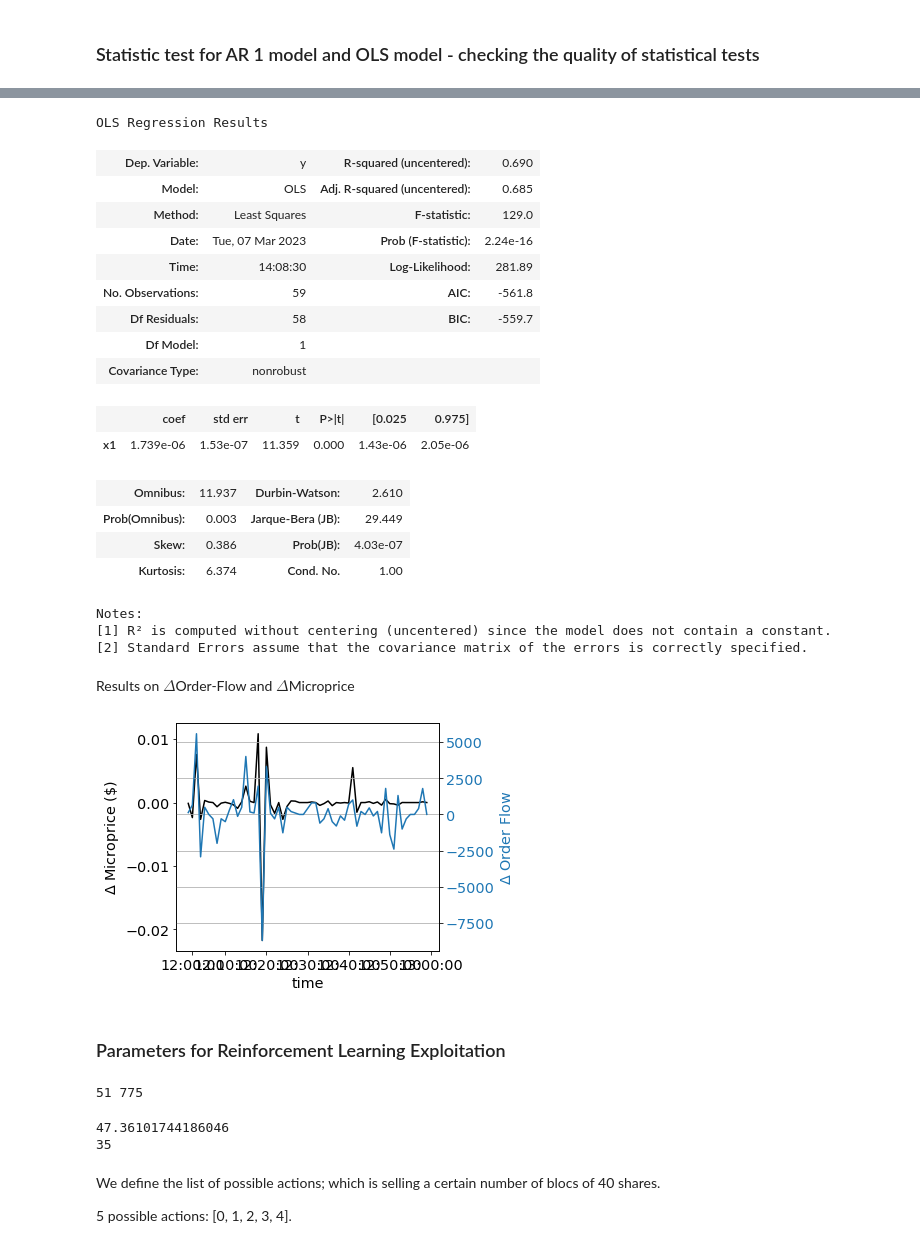
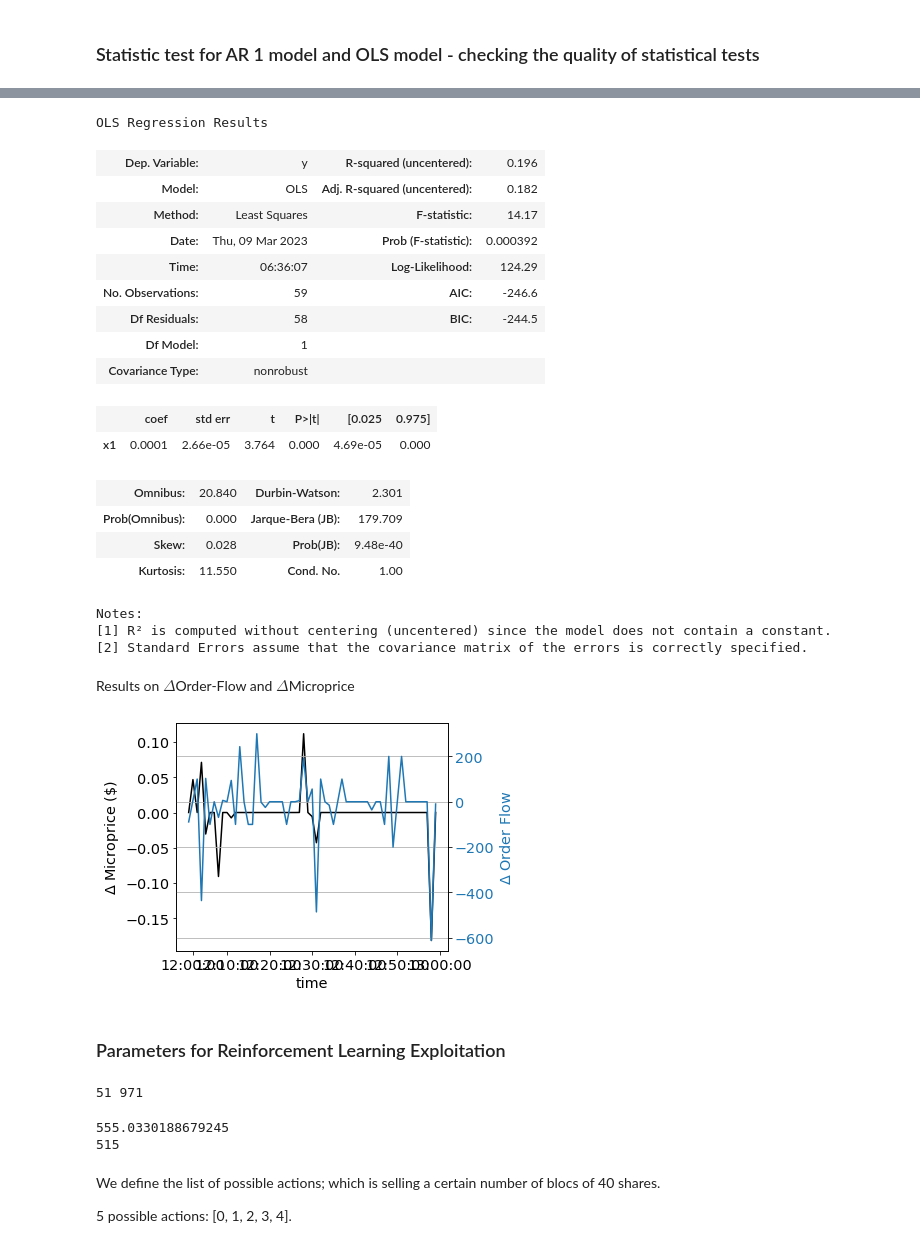
Before and after one commit to zscialom/RL_Research, a Jupyter notebook: RESEARCH_PAPER_CODE.ipynb, the cells around one changed output, grey strips where cells are left out. Saved outputs shown, nothing was run; the diff lists cells and outputs as text; code cells hidden in the pictures.

```diff
--- a/RESEARCH_PAPER_CODE.ipynb
+++ b/RESEARCH_PAPER_CODE.ipynb
@@ -44,8 +46,11 @@ from google.colab import drive
 drive.mount('/content/drive')
 # %% [output]
 Mounted at /content/drive
+# %%
+ticker = 'GOOG'
+period = '20141103'
 # %%
-data = sio.loadmat('/content/drive/Shared drives/ProjectML/Project/MSFT_20141103.mat')
+data = sio.loadmat('/content/drive/Shared drives/ProjectML/Project/Nov-2014/'+ticker+'_'+period+'.mat')
 # %%
 data['LOB']['EventTime']
 # %% [output]
@@ -268,21 +276,21 @@ OLS_model = OLS_model.fit()
 OLS_model.summary()
 # %% [output]
 OLS Regression Results
-| Dep. Variable: | y | R-squared (uncentered): | 0.690 |
-| Model: | OLS | Adj. R-squared (uncentered): | 0.685 |
-| Method: | Least Squares | F-statistic: | 129.0 |
-| Date: | Tue, 07 Mar 2023 | Prob (F-statistic): | 2.24e-16 |
-| Time: | 14:08:30 | Log-Likelihood: | 281.89 |
-| No. Observations: | 59 | AIC: | -561.8 |
-| Df Residuals: | 58 | BIC: | -559.7 |
+| Dep. Variable: | y | R-squared (uncentered): | 0.196 |
+| Model: | OLS | Adj. R-squared (uncentered): | 0.182 |
+| Method: | Least Squares | F-statistic: | 14.17 |
+| Date: | Thu, 09 Mar 2023 | Prob (F-statistic): | 0.000392 |
+| Time: | 06:36:07 | Log-Likelihood: | 124.29 |
+| No. Observations: | 59 | AIC: | -246.6 |
+| Df Residuals: | 58 | BIC: | -244.5 |
 | Df Model: | 1 |  |  |
 | Covariance Type: | nonrobust |  |  |
 |  | coef | std err | t | P>|t| | [0.025 | 0.975] |
-| x1 | 1.739e-06 | 1.53e-07 | 11.359 | 0.000 | 1.43e-06 | 2.05e-06 |
+| x1 | 0.0001 | 2.66e-05 | 3.764 | 0.000 | 4.69e-05 | 0.000 |
-| Omnibus: | 11.937 | Durbin-Watson: | 2.610 |
-| Prob(Omnibus): | 0.003 | Jarque-Bera (JB): | 29.449 |
-| Skew: | 0.386 | Prob(JB): | 4.03e-07 |
-| Kurtosis: | 6.374 | Cond. No. | 1.00 |
+| Omnibus: | 20.840 | Durbin-Watson: | 2.301 |
+| Prob(Omnibus): | 0.000 | Jarque-Bera (JB): | 179.709 |
+| Skew: | 0.028 | Prob(JB): | 9.48e-40 |
+| Kurtosis: | 11.550 | Cond. No. | 1.00 |
 Notes:
 [1] R² is computed without centering (uncentered) since the model does not contain a constant.
 [2] Standard Errors assume that the covariance matrix of the errors is correctly specified.
@@ -292,35 +300,35 @@ Results on $Δ$Order-Flow and $Δ$Microprice
 #plt.plot(Xs_test, color='black')
 #plt.plot(Xs_test_0_0_1, color='blue')
 fig, ax1 = plt.subplots()
 color = 'black'
 ax1.set_xlabel('time')
 ax1.set_ylabel('$\Delta$'+ ' Microprice (\$)', color=color)
 ax1.plot(t[t_OLStest_est_init-N:t_OLStest_est_init:10][:-1],np.diff(microprice_OLStest_list), color=color)
 
 ax1.tick_params(axis='y', labelcolor=color)
 
 ax2 = ax1.twinx()  # instantiate a second axes that shares the same x-axis
 color = 'tab:blue'
 ax2.set_ylabel('$\Delta$' + ' Order Flow', color=color)
 
 
 linestyle=['-', '--','-.',':']
 ax2.plot(t[t_OLStest_est_init-N:t_OLStest_est_init:10][:-1],np.diff(order_flow_OLStest_list), color=color)
 #plt.plot(results[0.01]['inventory'], color='green')
 ax2.tick_params(axis='y', labelcolor=color)
 plt.xticks([12601, 12609, 12619, 12629, 12639, 12649, 12659], ['12:00:00', '12:10:00', '12:20:00','12:30:00','12:40:00','12:50:00', '13:00:00'], rotation=20)
 
 #ax2.set_xticks([t[initTime], t[initTime+10], t[initTime+20], t[initTime+30], t[initTime+40], t[initTime+50]], ['13:01:00', '13:01:10', '13:01:20','13:01:30','13:01:40','13:01:50'], rotation=20)
 #plt.ylabel('Inventory (Num. Blocks)')
 #plt.xlabel('time')
 fig.tight_layout()
 plt.grid()
-file_path= '/content/drive/Shared drives/ProjectML/Project/Temporary_Plots_Figures/'
+file_path= '/content/drive/Shared drives/ProjectML/Project/Temporary_Plots_Figures/'+ticker+'/'
 fig.savefig(file_path+'Delta_OF_dpi1200.eps', format='eps', dpi=1200)
 fig.savefig(file_path+'Delta_OF_dpi600.eps', format='eps', dpi=600)
 fig.savefig(file_path+'Delta_OF_dpi300.eps', format='eps', dpi=300)
 # %% [output]
-[figure, old version]
+[figure, new version]
 # %% [markdown]
 ### Parameters for Reinforcement Learning Exploitation
 # %%
@@ -337,7 +345,7 @@ TCost      = 0.0030                 # NASDAQ TCost
 # %%
 print(NUM_TIME_STEPS, NUM_S )
 # %% [output]
-51 775
+51 971
 # %%
 EPSILON = 0.5       # Probability for exploration
 ALPHA = 0.5         # Step size
@@ -350,8 +358,8 @@ S0_index = diff_S0.argmin() # closest index in the discretized microprice values
 print(S0)
 print(S0_index)
 # %% [output]
-47.36101744186046
-35
+555.0330188679245
+515
 # %% [markdown]
 We define the list of possible actions; which is selling a certain number of  blocs of 40 shares.
 
```
Also changed, not shown: parts of 16 cells of this notebook.
